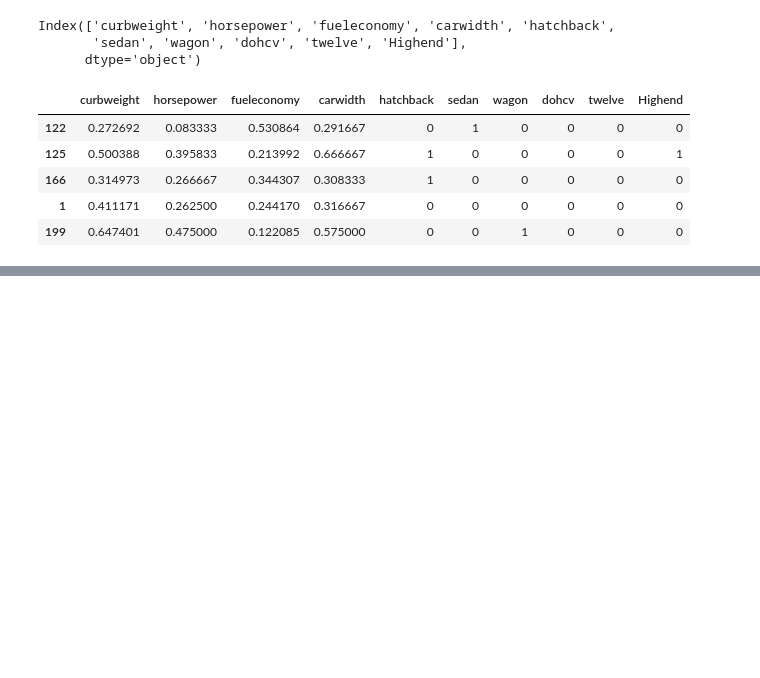
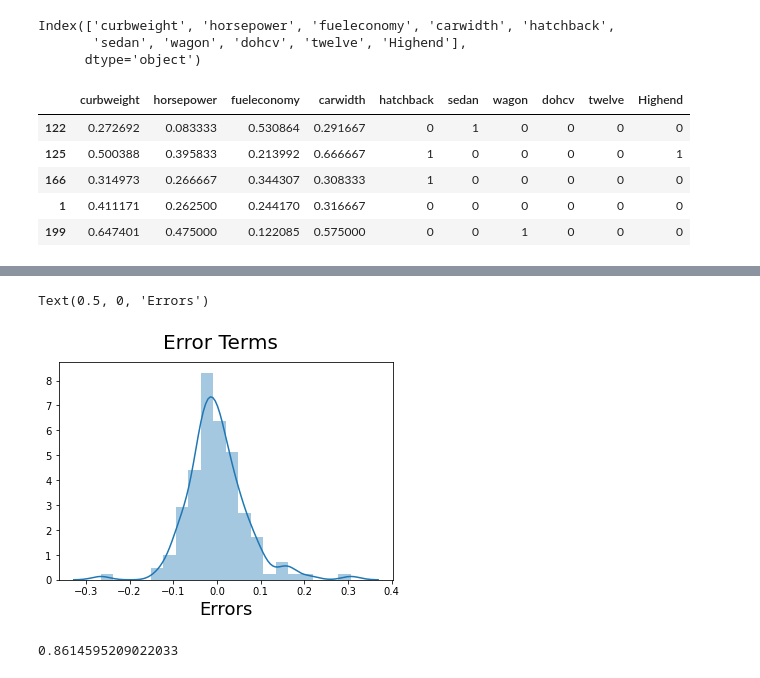
Before and after one commit to ptanner925/us_car_price, a Jupyter notebook: car_eda.ipynb, the cells around one changed output, grey strips where cells are left out. Cells and saved outputs as stored; diff of their text form; code cells hidden in the pictures; blank space fills up the shorter version.

```diff
--- a/car_eda.ipynb
+++ b/car_eda.ipynb
@@ -481,0 +627,4 @@ def checkVIF(X):
+# %%
+X_train_new = X_train_new.drop(["wagon"], axis = 1)
+# %%
+X_train_new = build_model(X_train_new, y_train)
@@ -481,0 +659,5 @@ def checkVIF(X):
+# %%
+#Dropping dohcv to see the changes in model statistics
+X_train_new = X_train_new.drop(["dohcv"], axis = 1)
+X_train_new = build_model(X_train_new,y_train)
+checkVIF(X_train_new)
@@ -481,0 +688,12 @@ def checkVIF(X):
+# %%
+lm = sm.OLS(y_train,X_train_new).fit()
+y_train_price = lm.predict(X_train_new)
+# %%
+# Plot the histogram of the error terms
+fig = plt.figure()
+sns.distplot((y_train - y_train_price), bins = 20)
+fig.suptitle('Error Terms', fontsize = 20)                  # Plot heading
+plt.xlabel('Errors', fontsize = 18)
+# %% [output]
+Text(0.5, 0, 'Errors')
+[figure, added]
@@ -481,0 +719,5 @@ def checkVIF(X):
+# %%
+from sklearn.metrics import r2_score
+r2_score(y_test, y_pred)
+# %% [output]
+0.8614595209022033
```
Also changed, not shown: parts of 22 cells of this notebook.
